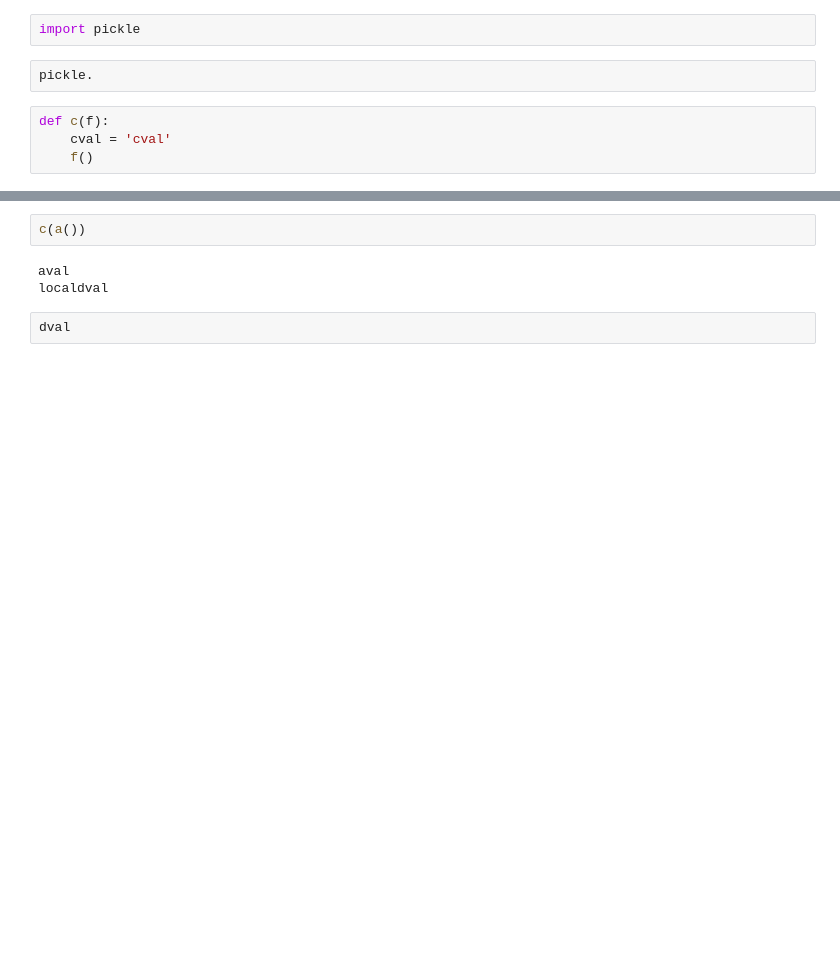
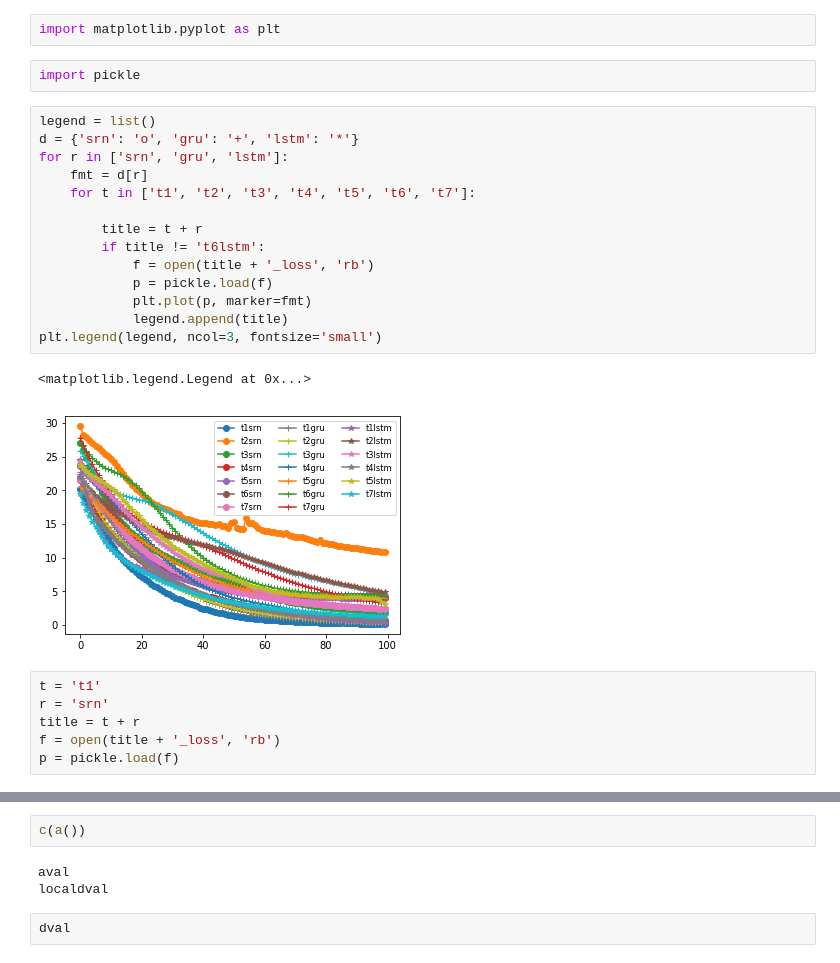
Before and after one commit to Windber/RNNRE, a Jupyter notebook: code/stackrnn/sdata/Untitled.ipynb, the cells around one changed output, grey strips where cells are left out. Cells and saved outputs as stored; diff of their text form; blank space fills up the shorter version.

```diff
--- a/code/stackrnn/sdata/Untitled.ipynb
+++ b/code/stackrnn/sdata/Untitled.ipynb
@@ -5,8 +1,27 @@ ModuleNotFoundError: No module named 'seaborn'
+# %%
+import matplotlib.pyplot as plt
 # %%
 import pickle
-# %%
-pickle.
-# %%
-def c(f):
-    cval = 'cval'
-    f()
+# %%
+legend = list()
+d = {'srn': 'o', 'gru': '+', 'lstm': '*'}
+for r in ['srn', 'gru', 'lstm']:
+    fmt = d[r]
+    for t in ['t1', 't2', 't3', 't4', 't5', 't6', 't7']:
+
+        title = t + r
+        if title != 't6lstm':
+            f = open(title + '_loss', 'rb')
+            p = pickle.load(f)
+            plt.plot(p, marker=fmt)
+            legend.append(title)
+plt.legend(legend, ncol=3, fontsize='small')
+# %% [output]
+<matplotlib.legend.Legend at 0x...>
+[figure, added]
+# %%
+t = 't1'
+r = 'srn'
+title = t + r
+f = open(title + '_loss', 'rb')
+p = pickle.load(f)
```
Also changed, not shown: parts of 2 cells of this notebook, 3 other files.
